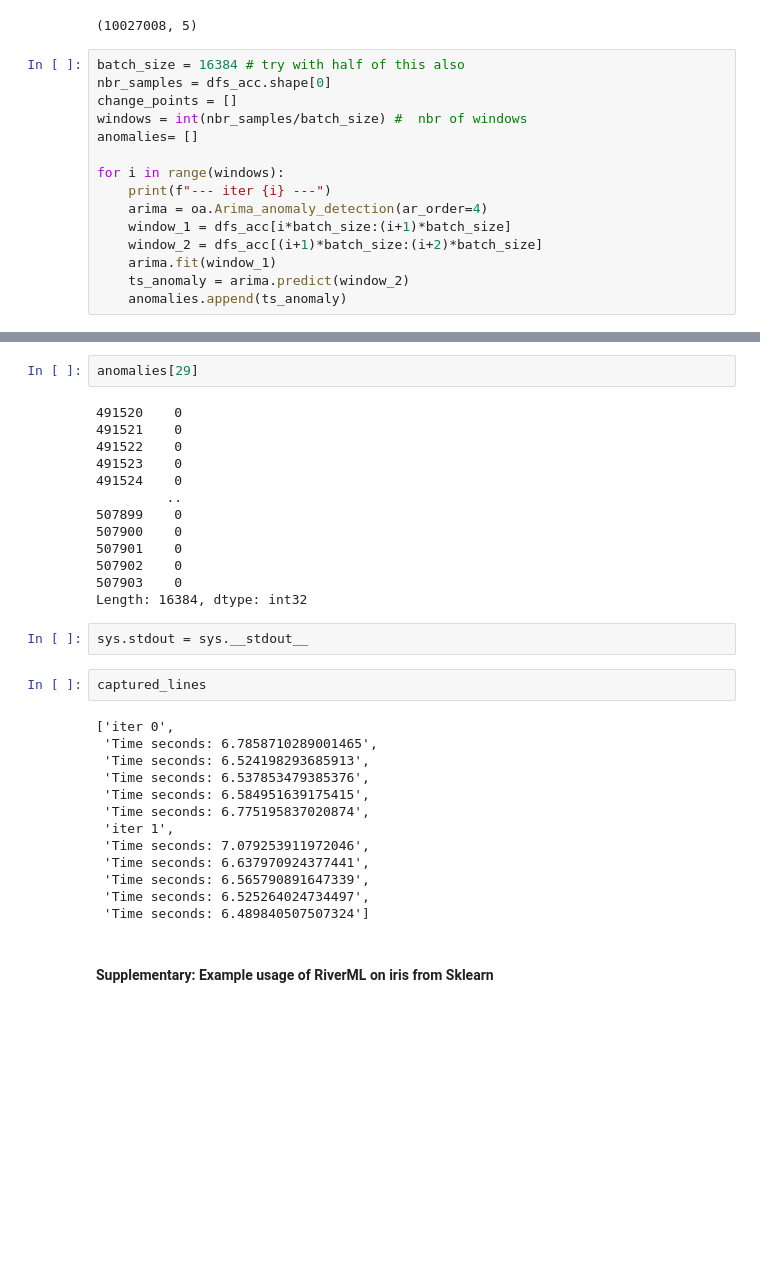
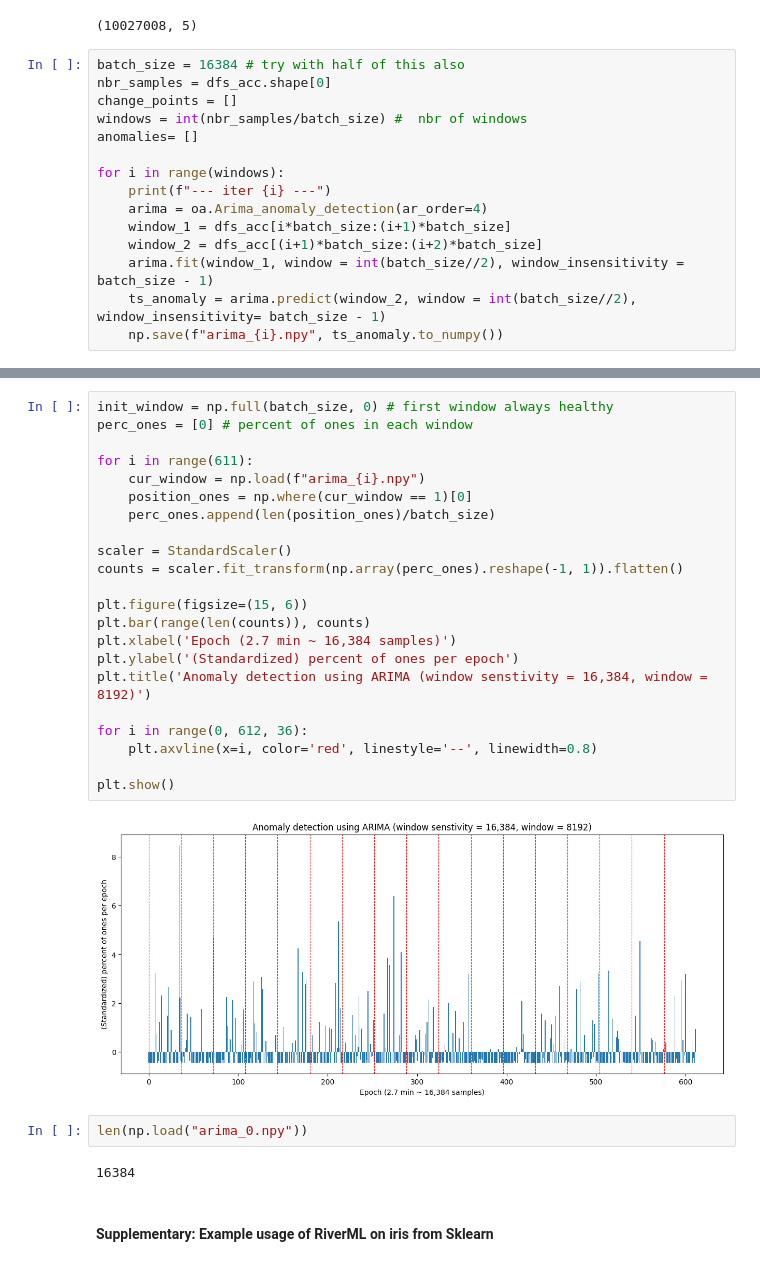
Before and after one commit to AmroAbdrabo/application-of-online-anomaly-detection-using-one-class-classification-to-z24, a Jupyter notebook: Chapter3-ActiveLearning/Streaming-AL/River/river_experiments.ipynb, the cells around one changed output, grey strips where cells are left out. Saved outputs shown, nothing was run; the diff lists cells and outputs as text; blank space fills up the shorter version.

```diff
--- a/Chapter3-ActiveLearning/Streaming-AL/River/river_experiments.ipynb
+++ b/Chapter3-ActiveLearning/Streaming-AL/River/river_experiments.ipynb
@@ -447,6 +446,6 @@ for i in range(windows):
     arima = oa.Arima_anomaly_detection(ar_order=4)
     window_1 = dfs_acc[i*batch_size:(i+1)*batch_size]
     window_2 = dfs_acc[(i+1)*batch_size:(i+2)*batch_size]
-    arima.fit(window_1)
-    ts_anomaly = arima.predict(window_2)
-    anomalies.append(ts_anomaly)
+    arima.fit(window_1, window = int(batch_size//2), window_insensitivity = batch_size - 1)
+    ts_anomaly = arima.predict(window_2, window = int(batch_size//2), window_insensitivity= batch_size - 1)
+    np.save(f"arima_{i}.npy", ts_anomaly.to_numpy())
@@ -472,35 +452,31 @@ KeyboardInterrupt:
-# %%
-anomalies[29]
-# %% [output]
-491520    0
-491521    0
-491522    0
-491523    0
-491524    0
-         ..
-507899    0
-507900    0
-507901    0
-507902    0
-507903    0
-Length: 16384, dtype: int32
-# %%
-sys.stdout = sys.__stdout__
-# %%
-captured_lines
-# %% [output]
-['iter 0',
- 'Time seconds: 6.7858710289001465',
- 'Time seconds: 6.524198293685913',
- 'Time seconds: 6.537853479385376',
- 'Time seconds: 6.584951639175415',
- 'Time seconds: 6.775195837020874',
- 'iter 1',
- 'Time seconds: 7.079253911972046',
- 'Time seconds: 6.637970924377441',
- 'Time seconds: 6.565790891647339',
- 'Time seconds: 6.525264024734497',
- 'Time seconds: 6.489840507507324']
+# %%
+init_window = np.full(batch_size, 0) # first window always healthy
+perc_ones = [0] # percent of ones in each window
+
+for i in range(611):
+    cur_window = np.load(f"arima_{i}.npy")
+    position_ones = np.where(cur_window == 1)[0]
+    perc_ones.append(len(position_ones)/batch_size)
+
+scaler = StandardScaler()
+counts = scaler.fit_transform(np.array(perc_ones).reshape(-1, 1)).flatten()
+
+plt.figure(figsize=(15, 6))
+plt.bar(range(len(counts)), counts)
+plt.xlabel('Epoch (2.7 min ~ 16,384 samples)')
+plt.ylabel('(Standardized) percent of ones per epoch')
+plt.title('Anomaly detection using ARIMA (window senstivity = 16,384, window = 8192)')
+
+for i in range(0, 612, 36):
+    plt.axvline(x=i, color='red', linestyle='--', linewidth=0.8)
+
+plt.show()
+# %% [output]
+[figure, added]
+# %%
+len(np.load("arima_0.npy"))
+# %% [output]
+16384
 # %% [markdown]
 #### Supplementary: Example usage of RiverML on iris from Sklearn
 # %%
```
Also changed, not shown: parts of 4 cells of this notebook, 1 other file.
